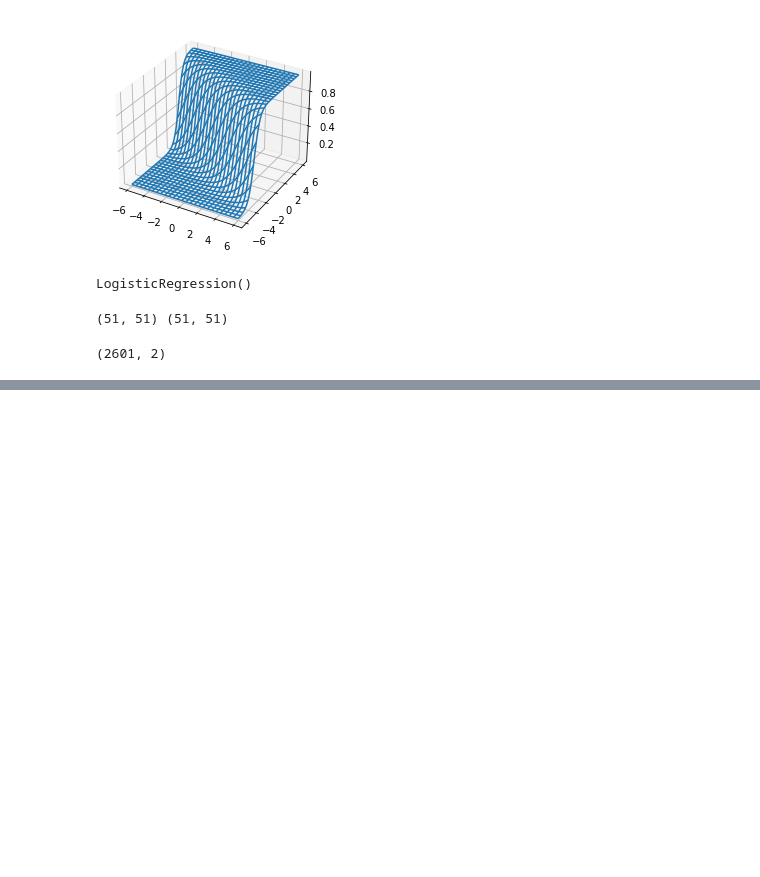
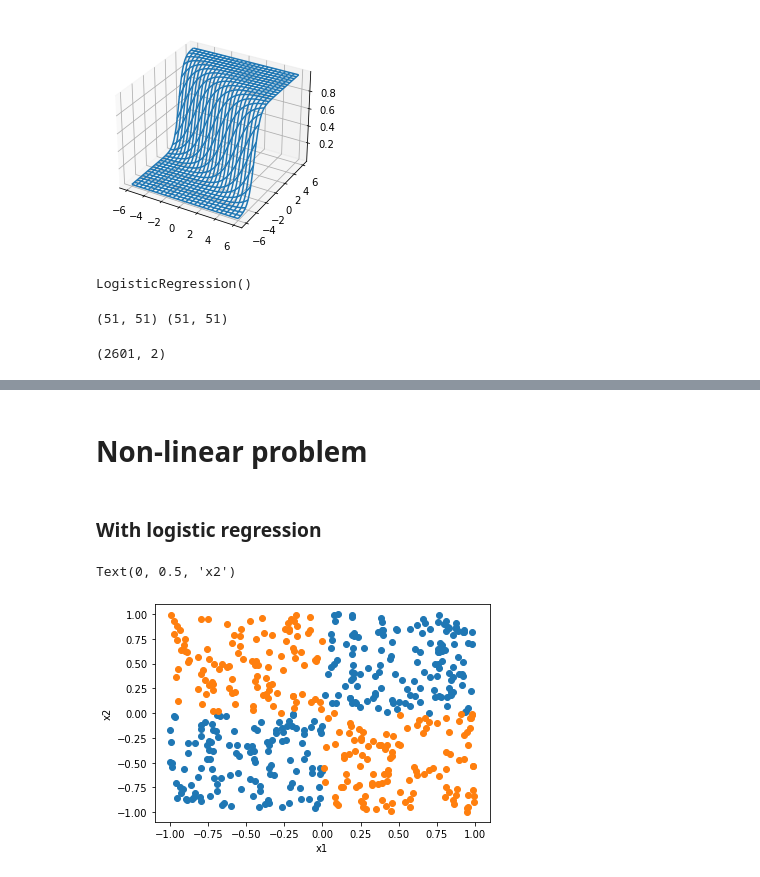
Before and after one commit to Meridolian/thedatafrog_tutorials, a Jupyter notebook: supervised_learning/logistic_regression_vs_neural_network_non_linearities.ipynb, the cells around one changed output, grey strips where cells are left out. Drawn from its saved outputs; the diff is of its cells as text; code cells hidden in the pictures; blank space fills up the shorter version.

Commit message:
logistic regression vs neural network with a non linear distribution

```diff
--- a/supervised_learning/logistic_regression_vs_neural_network_non_linearities.ipynb
+++ b/supervised_learning/logistic_regression_vs_neural_network_non_linearities.ipynb
@@ -158,0 +161,23 @@ Text(0, 0.5, 'x2')
+# %% [markdown]
+# Non-linear problem
+# %% [markdown]
+### With logistic regression
+# %%
+x1 = np.random.uniform(-1, 1, nexamples)
+x2 = np.random.uniform(-1, 1, nexamples)
+# %%
+# stacking the x1, x2 values into an array of shape (nexamples, 2)
+# this array contains the examples of both categories, so all examples in the plane
+srx = np.column_stack((x1, x2))
+# select examples for category 0
+srx0 = srx[x1 * x2 >= 0]
+# select examples for category 1
+srx1 = srx[x1 * x2 < 0]
+# %%
+plt.scatter(srx0[:, 0], srx0[:, 1])
+plt.scatter(srx1[:, 0], srx1[:, 1])
+plt.xlabel("x1")
+plt.ylabel("x2")
+# %% [output]
+Text(0, 0.5, 'x2')
+[figure, added]
```
Also changed, not shown: parts of 15 cells of this notebook.
